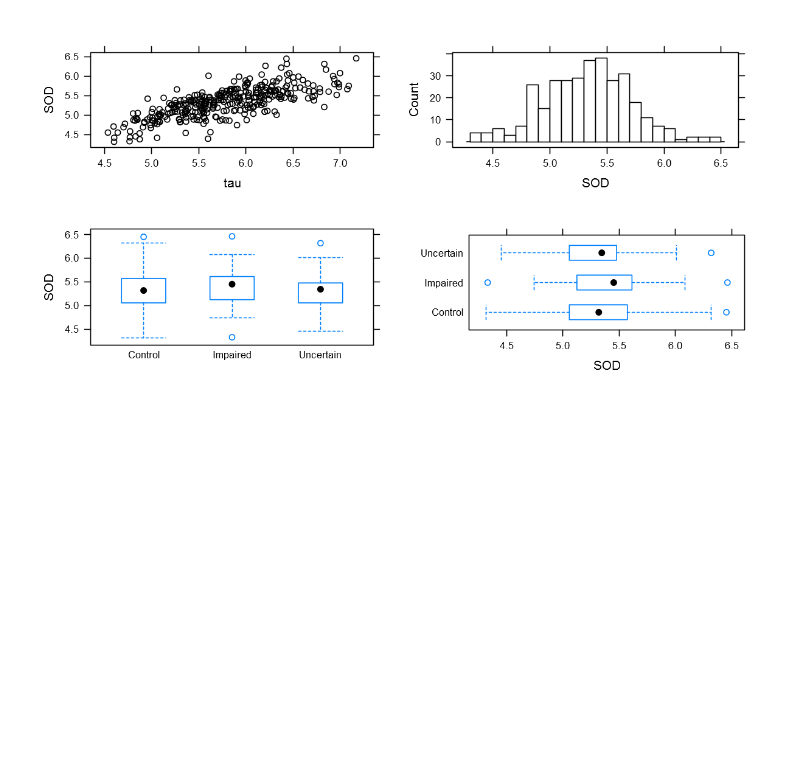
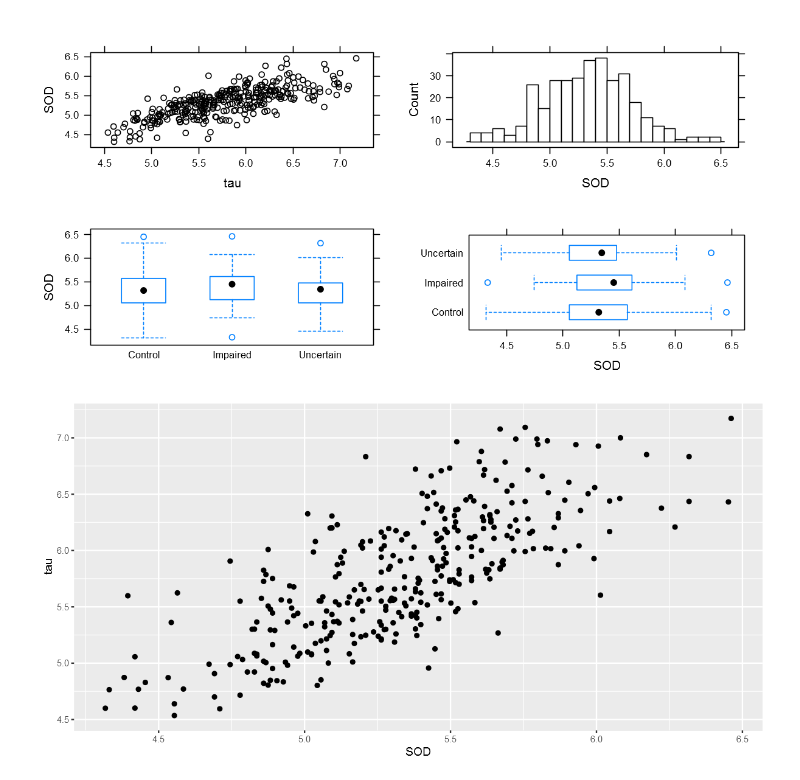
Before and after one commit to caixunbao/GitHubCXB, a Jupyter notebook: R/ggplot2/R语言数据可视化之美/第1章 R语言编程与绘图基础/001.图1-5-1 数据可视化基础.ipynb, the cells around one changed output. Cells and saved outputs as stored; diff of their text form; code cells hidden in the pictures; blank space fills up the shorter version.

```diff
--- a/R/ggplot2/R语言数据可视化之美/第1章 R语言编程与绘图基础/001.图1-5-1 数据可视化基础.ipynb
+++ b/R/ggplot2/R语言数据可视化之美/第1章 R语言编程与绘图基础/001.图1-5-1 数据可视化基础.ipynb
@@ -57,0 +62,6 @@ grid.arrange(p1,p2,p3,p4,ncol=2)
+# %%
+p1<-ggplot(data = df,mapping = aes(x = SOD,y = tau))+
+    geom_point()#shape=21,color="black",fill="red",size=3,stroke=0.1
+p1
+# %% [output]
+[figure, added]
```
Also changed, not shown: parts of 5 cells of this notebook.
